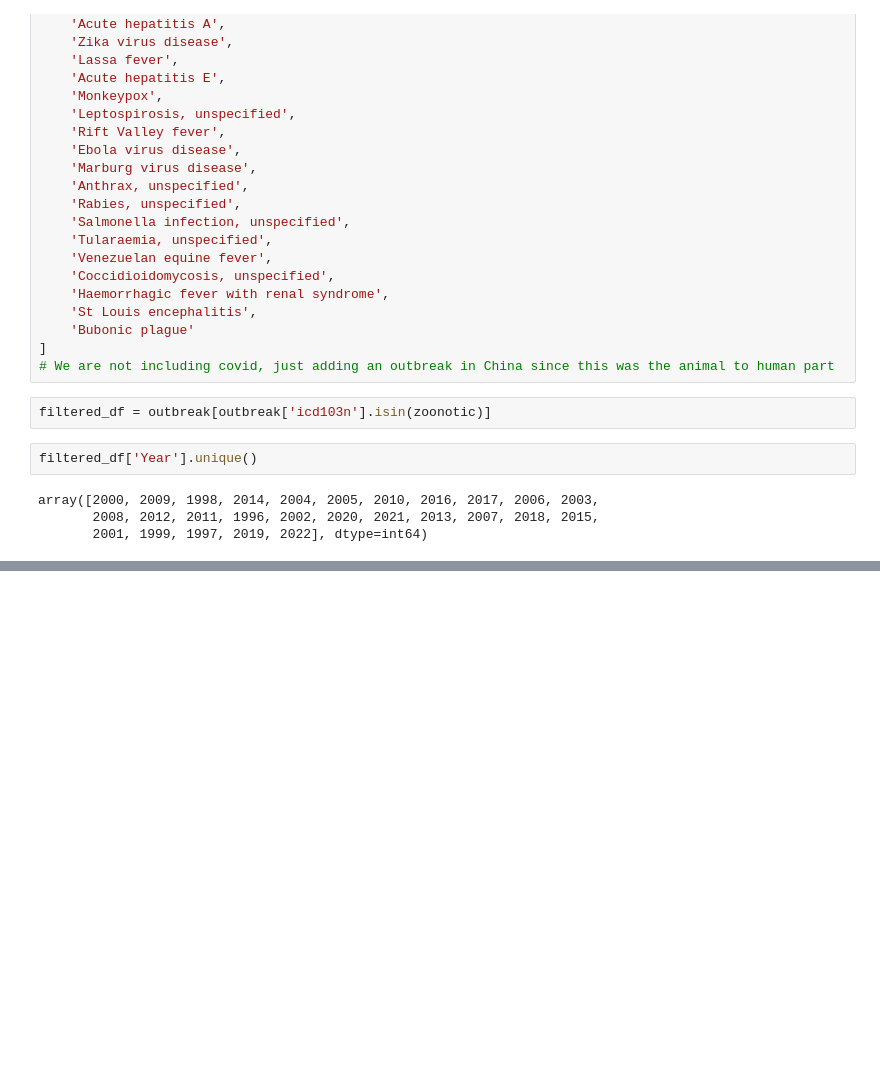
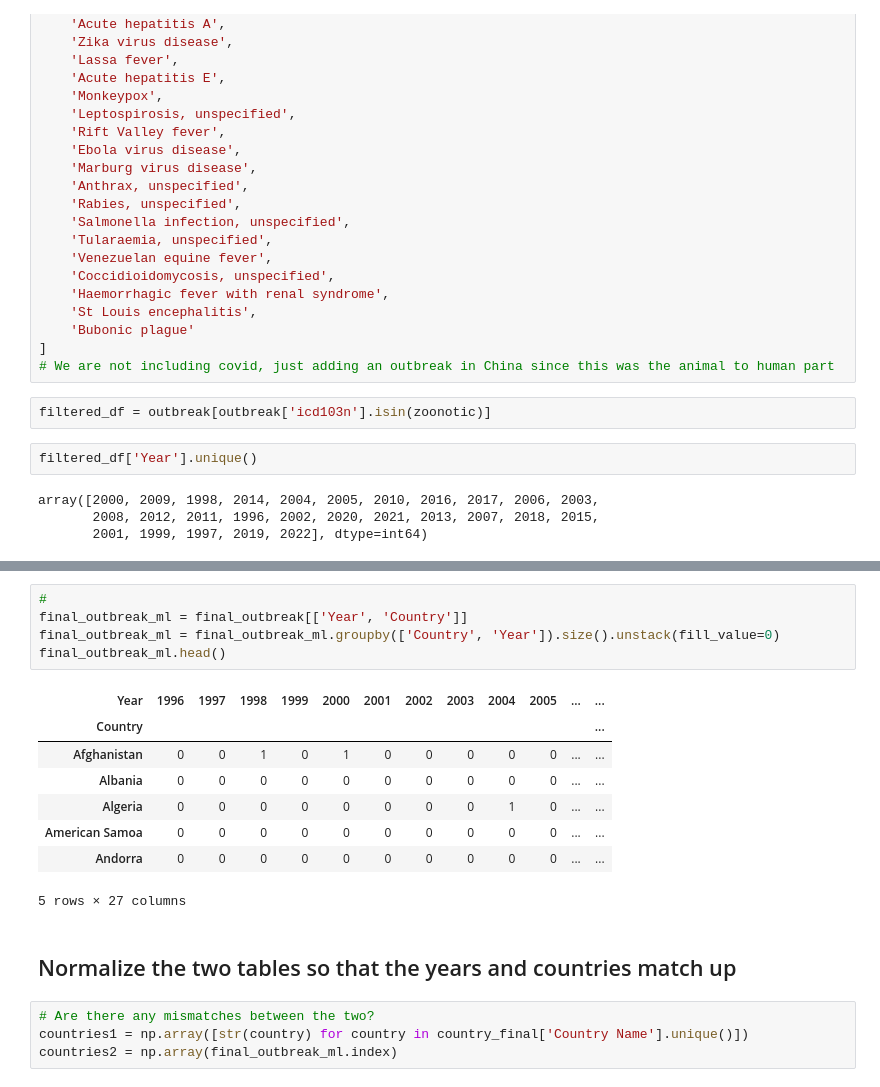
Before and after one commit to alevine5/MADS-Capstone, a Jupyter notebook: MLpipeline.ipynb, the cells around one changed output, grey strips where cells are left out. Cells and saved outputs as stored; diff of their text form; blank space fills up the shorter version.

```diff
--- a/MLpipeline.ipynb
+++ b/MLpipeline.ipynb
@@ -84,0 +143,20 @@ final_outbreak._append({"Year": 2020, "Country": "China"}, ignore_index=True)
+# %%
+#
+final_outbreak_ml = final_outbreak[['Year', 'Country']]
+final_outbreak_ml = final_outbreak_ml.groupby(['Country', 'Year']).size().unstack(fill_value=0)
+final_outbreak_ml.head()
+# %% [output]
+| Year | 1996 | 1997 | 1998 | 1999 | 2000 | 2001 | 2002 | 2003 | 2004 | 2005 | ... | ... |
+| Country |  |  |  |  |  |  |  |  |  |  |  | ... |
+| Afghanistan | 0 | 0 | 1 | 0 | 1 | 0 | 0 | 0 | 0 | 0 | ... | ... |
+| Albania | 0 | 0 | 0 | 0 | 0 | 0 | 0 | 0 | 0 | 0 | ... | ... |
+| Algeria | 0 | 0 | 0 | 0 | 0 | 0 | 0 | 0 | 1 | 0 | ... | ... |
+| American Samoa | 0 | 0 | 0 | 0 | 0 | 0 | 0 | 0 | 0 | 0 | ... | ... |
+| Andorra | 0 | 0 | 0 | 0 | 0 | 0 | 0 | 0 | 0 | 0 | ... | ... |
+5 rows × 27 columns
+# %% [markdown]
+## Normalize the two tables so that the years and countries match up
+# %%
+# Are there any mismatches between the two?
+countries1 = np.array([str(country) for country in country_final['Country Name'].unique()])
+countries2 = np.array(final_outbreak_ml.index)
```
Also changed, not shown: parts of 16 cells of this notebook.
